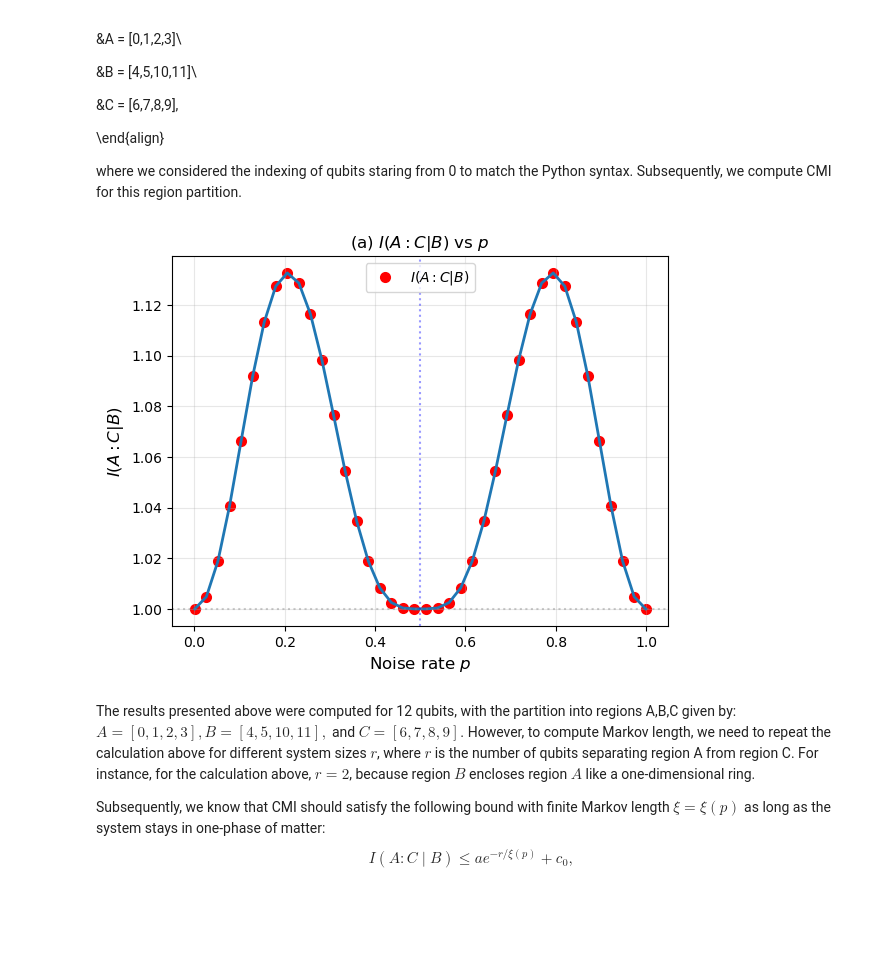
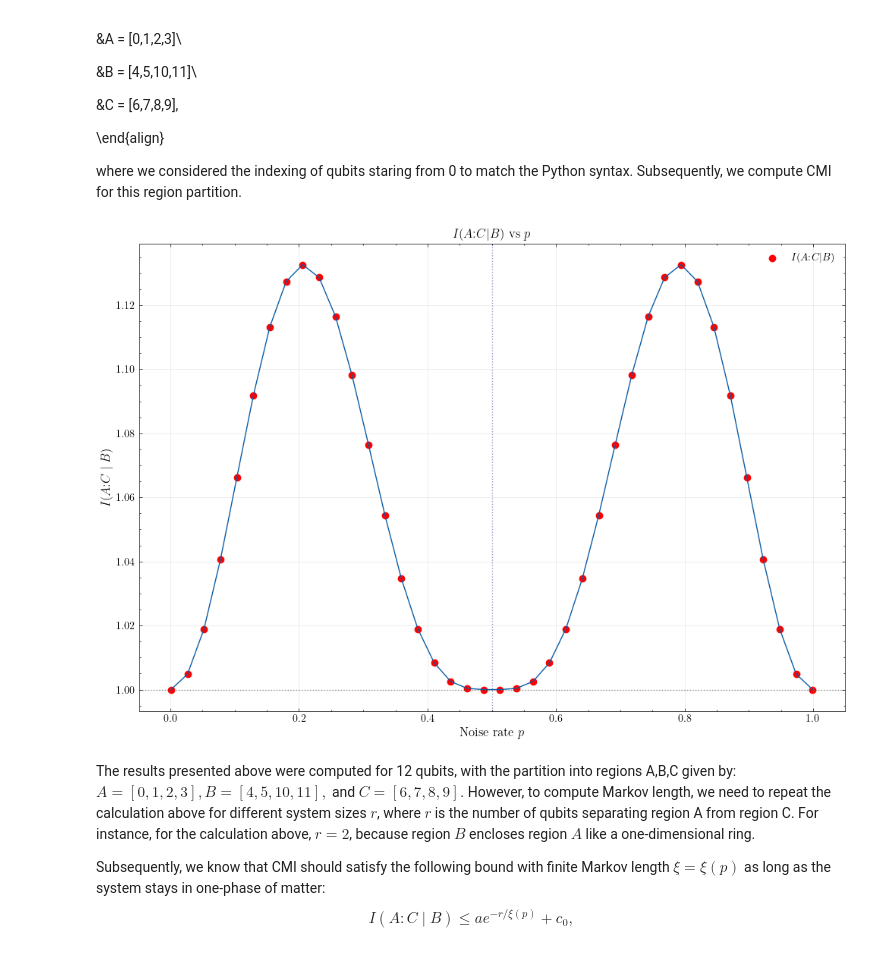
Before and after one commit to HannaKarwowska/PSI-Essay, a Jupyter notebook: New_codes/GHZ_state.ipynb, the cells around one changed output. Saved outputs shown, nothing was run; the diff lists cells and outputs as text; code cells hidden in the pictures; blank space fills up the shorter version.

```diff
--- a/New_codes/GHZ_state.ipynb
+++ b/New_codes/GHZ_state.ipynb
@@ -294,31 +295,30 @@ p_array = np.linspace(0.001,0.999,40)
 cmi_array = np.zeros(len(p_array))
 
 for i in range(len(p_array)):
-    cmi_array[i] = CMI(p_array[i],rho_GHZ,A=A,B=B,C=C,N=N)
+    cmi_array[i] = CMI(p_array[i],rho_GHZ,A=A,B=B,C=C,N=12)
 # %%
 # ============================================================
 # Plot of the results of CMI vs noise rate p
 # ============================================================
 
-#plt.style.use('science')
 
-fig, ax = plt.subplots()
+fig, ax = plt.subplots(figsize=(12, 8))
 
-ax.scatter(p_array, cmi_array,color='red',lw=2, label=r'$I(A{:}C|B)$')
-ax.plot(p_array, cmi_array,lw=2)
-ax.axhline(1.0, color='gray', ls=':', alpha=0.4)
-ax.axvline(0.5, color='blue', ls=':', alpha=0.4)
+ax.plot(p_array, cmi_array,lw=1)
+ax.scatter(p_array, cmi_array,color='red', label=r'$I(A{:}C|B)$')
+ax.axhline(1.0, color='black', ls=':', alpha=0.4)
+ax.axvline(0.5, color='darkblue', ls=':', alpha=0.4)
 ax.set_xlabel(r'Noise rate $p$', fontsize=12)
-ax.set_ylabel(r'$I(A{:}C|B)$ ', fontsize=12)
-ax.set_title(r'(a) $I(A{:}C|B)$ vs $p$', fontsize=12)
+ax.set_ylabel(r'$I(A{:}C \mid B)$ ', fontsize=12)
+ax.set_title(r' $I(A{:}C|B)$ vs $p$', fontsize=12)
 ax.legend(fontsize=10)
 ax.grid(True, alpha=0.3)
 ax.annotate(r'$p_c = 0.5$', xy=(0.5, 0.05), fontsize=10, color='blue',
             ha='center', va='bottom')
-
+plt.style.use('science')
 plt.show()
 # %% [output]
-[figure, old version]
+[figure, new version]
 # %% [markdown]
 The results presented above were computed for 12 qubits, with the partition into regions A,B,C given by: $A = [0,1,2,3], B = [4,5,10,11],$ and $C = [6,7,8,9].$ However, to compute Markov length, we need to repeat the calculation above for different system sizes $r$, where $r$ is the number of qubits separating region A from region C. For instance, for the calculation above, $r=2$, because region $B$ encloses region $A$ like a one-dimensional ring.
 
```
Also changed, not shown: parts of 10 cells of this notebook, 2 other files.
